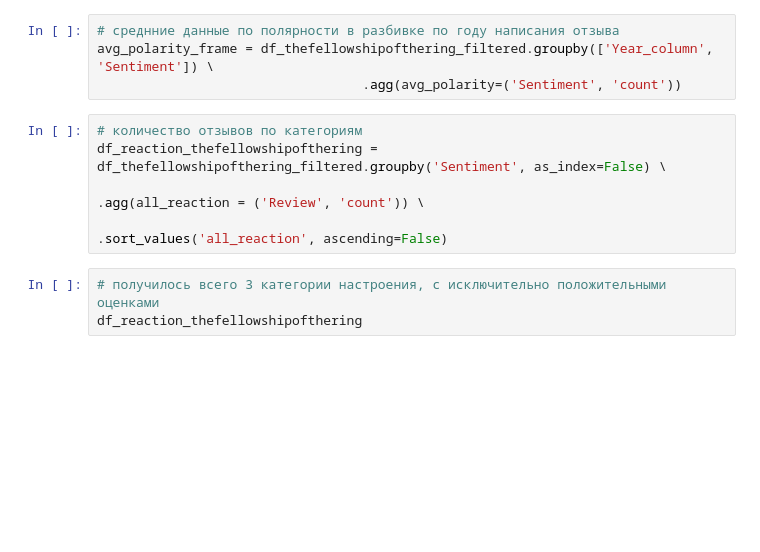
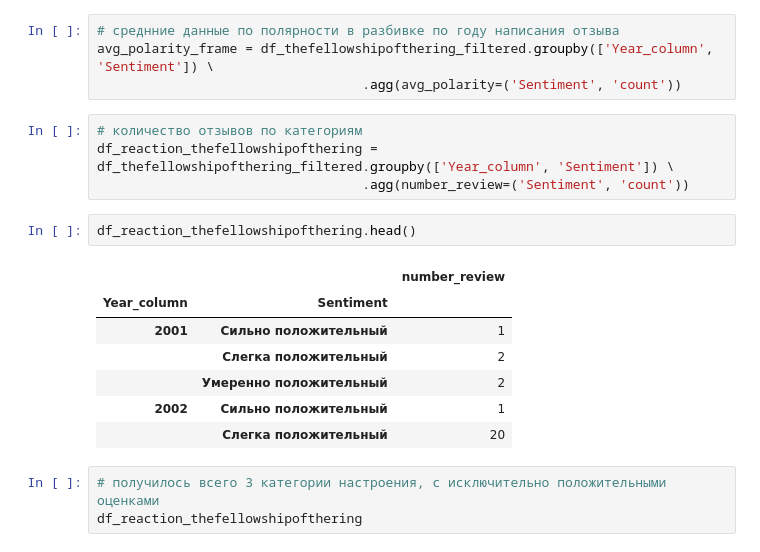
Before and after one commit to datamagical/portfolio, a Jupyter notebook: The_lord_of_the_rings/TheLordoftheRings.ipynb, the cells around one changed output. Saved outputs shown, nothing was run; the diff lists cells and outputs as text; blank space fills up the shorter version.

```diff
--- a/The_lord_of_the_rings/TheLordoftheRings.ipynb
+++ b/The_lord_of_the_rings/TheLordoftheRings.ipynb
@@ -152,9 +154,18 @@ avg_polarity_frame = df_thefellowshipofthering_filtered.groupby(['Year_column',
                                   .agg(avg_polarity=('Sentiment', 'count'))
 # %%
 # количество отзывов по категориям
-df_reaction_thefellowshipofthering = df_thefellowshipofthering_filtered.groupby('Sentiment', as_index=False) \
-                                                                       .agg(all_reaction = ('Review', 'count')) \
-                                                                       .sort_values('all_reaction', ascending=False)
+df_reaction_thefellowshipofthering = df_thefellowshipofthering_filtered.groupby(['Year_column', 'Sentiment']) \
+                                  .agg(number_review=('Sentiment', 'count'))
+# %%
+df_reaction_thefellowshipofthering.head()
+# %% [output]
+|  |  | number_review |
+| Year_column | Sentiment |  |
+| 2001 | Сильно положительный | 1 |
+|  | Слегка положительный | 2 |
+|  | Умеренно положительный | 2 |
+| 2002 | Сильно положительный | 1 |
+|  | Слегка положительный | 20 |
 # %%
 # получилось всего 3 категории настроения, с исключительно положительными оценками
 df_reaction_thefellowshipofthering
```
Also changed, not shown: parts of 8 cells of this notebook.
